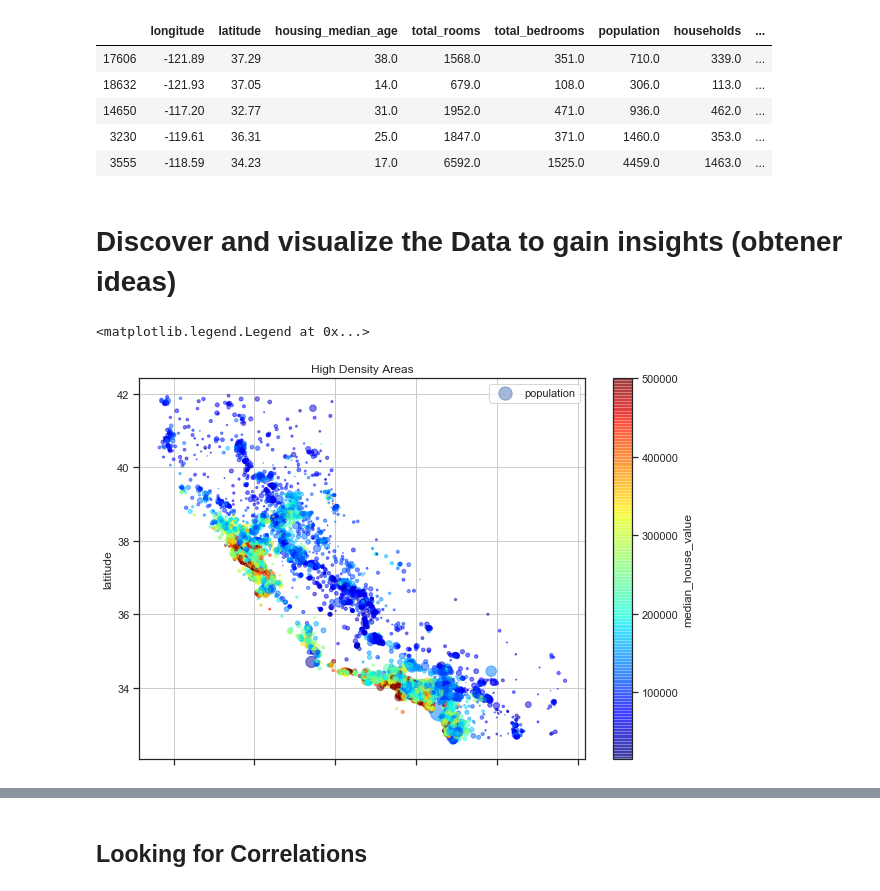
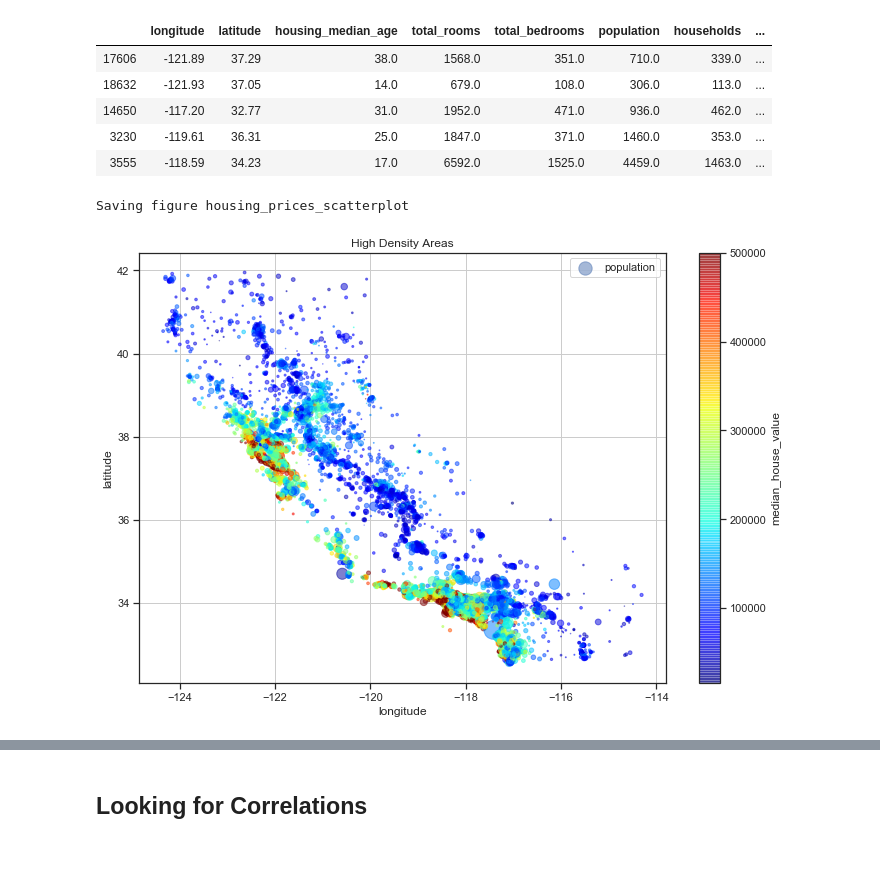
Before and after one commit to darangov/housing, a Jupyter notebook: Housing.ipynb, the cells around one changed output, grey strips where cells are left out. Cells and saved outputs as stored; diff of their text form; code cells hidden in the pictures; blank space fills up the shorter version.

```diff
--- a/Housing.ipynb
+++ b/Housing.ipynb
@@ -62,6 +62,18 @@ Panda 0.25.1
 Numpy 1.17.0
 Seaborn 0.9.0
 Scikit-Learn 0.21.3
+# %%
+# Where to save the figures
+PROJECT_ROOT_DIR = "."
+CHAPTER_ID = "end_to_end_project"
+IMAGES_PATH = os.path.join(PROJECT_ROOT_DIR, "images", CHAPTER_ID)
+
+def save_fig(fig_id, tight_layout=True, fig_extension="png", resolution=300):
+    path = os.path.join(IMAGES_PATH, fig_id + "." + fig_extension)
+    print("Saving figure", fig_id)
+    if tight_layout:
+        plt.tight_layout()
+    plt.savefig(path, format=fig_extension, dpi=resolution)
 # %% [markdown]
 ## Take a quick look at the Data Structure
 # %%
@@ -440,24 +463,28 @@ housing.head()
 | 14650 | -117.20 | 32.77 | 31.0 | 1952.0 | 471.0 | 936.0 | 462.0 | ... |
 | 3230 | -119.61 | 36.31 | 25.0 | 1847.0 | 371.0 | 1460.0 | 353.0 | ... |
 | 3555 | -118.59 | 34.23 | 17.0 | 6592.0 | 1525.0 | 4459.0 | 1463.0 | ... |
-# %% [markdown]
-# Discover and visualize the Data to gain insights (obtener ideas)
 # %%
 # Dado que tenemos informacion geografica (latitud y longitud) creamos un scatterplot
 # de la copia de strat_train_set y que llamé housing
 
 #housing.plot(kind = "scatter", x = "longitude", y = "latitude")
-"""housing.plot(kind = "scatter", x = "longitude", y = "latitude", title = "High density areas", grid = True,
-             alpha = "0.1") """
+#"""housing.plot(kind = "scatter", x = "longitude", y = "latitude", title = "High density areas", grid = True,
+#             alpha = "0.1") """
 
 housing.plot(kind = "scatter", x = "longitude", y = "latitude", title = "High Density Areas", grid = True,
              alpha = 0.5, s = housing["population"]/100, label = "population", figsize = (10,7),
-             c = "median_house_value", cmap = plt.get_cmap("jet"), colorbar = True)
+             c = "median_house_value", cmap = plt.get_cmap("jet"), colorbar = True, sharex = False)
 plt.legend()
+
+save_fig("housing_prices_scatterplot")
 
 # El radio de cada circulo representa la poblacion de cada distrito (opcion s)
 # El color representa el precio (opcion c)
 # color map predefinido (opcion cmap) llamado jet, que va de azul a rojo
+
+#The argument sharex=False fixes a display bug (the x-axis values and legend were not displayed).
+#This is a temporary fix (see: https://github.com/pandas-dev/pandas/issues/10611).
+#Thanks to Wilmer Arellano for pointing it out.
 # %% [output]
-<matplotlib.legend.Legend at 0x...>
+Saving figure housing_prices_scatterplot
-[figure, old version]
+[figure, new version]
```
Also changed, not shown: parts of 81 cells of this notebook, 1 other file.
